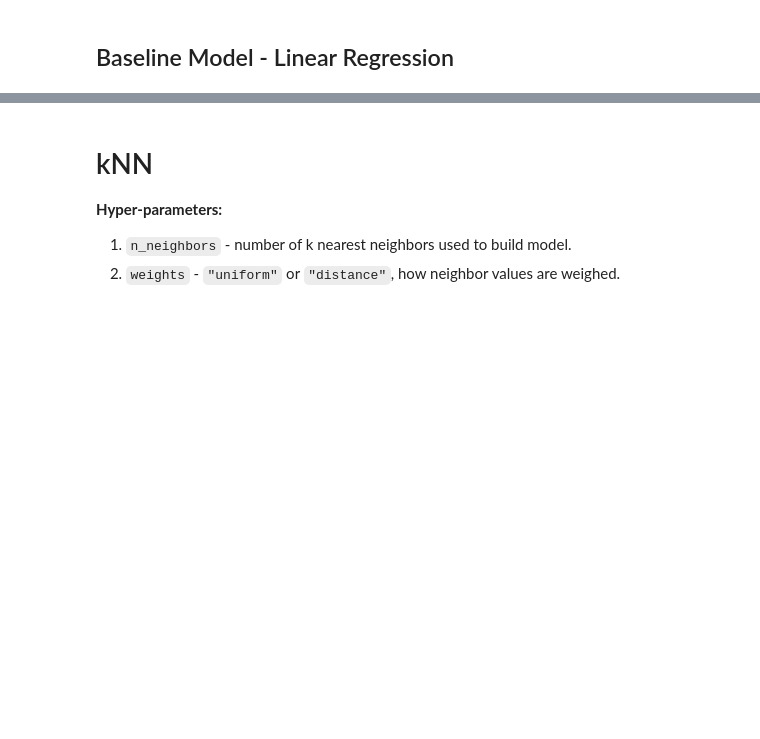
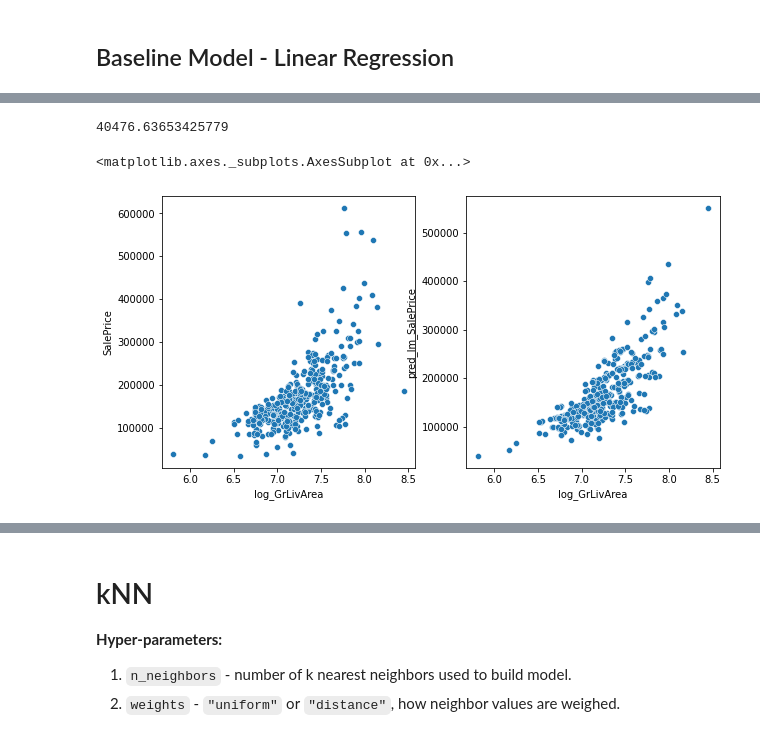
Before and after one commit to pedroteche-ih/DAFT_MEX_202209, a Jupyter notebook: ML Algorithms - Regression Problems.ipynb, the cells around one changed output, grey strips where cells are left out. Cells and saved outputs as stored; diff of their text form; code cells hidden in the pictures; blank space fills up the shorter version.

```diff
--- a/ML Algorithms - Regression Problems.ipynb
+++ b/ML Algorithms - Regression Problems.ipynb
@@ -23,9 +75,12 @@ tb_housing = tb_housing.dropna(axis=1, thresh=tb_housing.shape[0] * 0.5)
 ## Variable Transformation
 # %%
 def var_trans(data):
+    # Calculating logs
     data["log_SalePrice"] = np.log(data["SalePrice"])
     data["log_GrLivArea"] = np.log(data["GrLivArea"])
-    data["lot_ocuppation"] = data["GrLivArea"] + data["LotArea"]
+    # Feature creation through interaction
+    data["lot_ocuppation"] = data["GrLivArea"] / data["LotArea"]
+
     heatingqc_group = {
         "Ex": "Good",
         "Gd": "Good",
@@ -34,6 +89,7 @@ def var_trans(data):
         "Po": "Bad",
     }
     data["grp_HeatingQC"] = data["HeatingQC"].map(heatingqc_group)
+
     mszoning_group = {"RL": "RL", "RM": "RM"}
     data["grp_MSZoning"] = data["MSZoning"].map(mszoning_group)
     data["grp_MSZoning"] = data["grp_MSZoning"].fillna("Other")
@@ -57,17 +113,18 @@ def transformer_fit(train_data):
     return scaler, ohe
 
 
-def transformer_apply(train_data, scaler, ohe):
+def transformer_apply(data, scaler, ohe):
     # Applying scaler
     feature_names = ["sca_" + name for name in scaler.feature_names_in_]
+
     scaled_matrix = scaler.transform(
-        train_data[["log_GrLivArea", "OverallQual", "lot_ocuppation"]]
+        data[["log_GrLivArea", "OverallQual", "lot_ocuppation"]]
     )
     scaled_data = pd.DataFrame(scaled_matrix, columns=feature_names)
 
     # Applying OHE
     dummy_names = ohe.get_feature_names_out()
-    ohe_matrix = ohe.transform(train_data[["grp_HeatingQC", "grp_MSZoning"]])
+    ohe_matrix = ohe.transform(data[["grp_HeatingQC", "grp_MSZoning"]])
     dummy_data = pd.DataFrame(ohe_matrix, columns=dummy_names)
 
     return pd.concat([scaled_data, dummy_data], axis=1)
@@ -112,3 +196,12 @@ tb_test["pred_lm_SalePrice"] = np.exp(tb_test["y_pred"])
 from sklearn.metrics import mean_squared_error, mean_absolute_error
 # %%
 np.sqrt(mean_squared_error(tb_test["SalePrice"], tb_test["pred_lm_SalePrice"]))
+# %% [output]
+40476.63653425779
+# %%
+fig, ax = plt.subplots(1, 2, figsize = (10, 5))
+sns.scatterplot(data = tb_test, x = 'log_GrLivArea', y = 'SalePrice', ax = ax[0])
+sns.scatterplot(data = tb_test, x = 'log_GrLivArea', y = 'pred_lm_SalePrice', ax = ax[1])
+# %% [output]
+<matplotlib.axes._subplots.AxesSubplot at 0x...>
+[figure, added]
```
Also changed, not shown: parts of 48 cells of this notebook.
